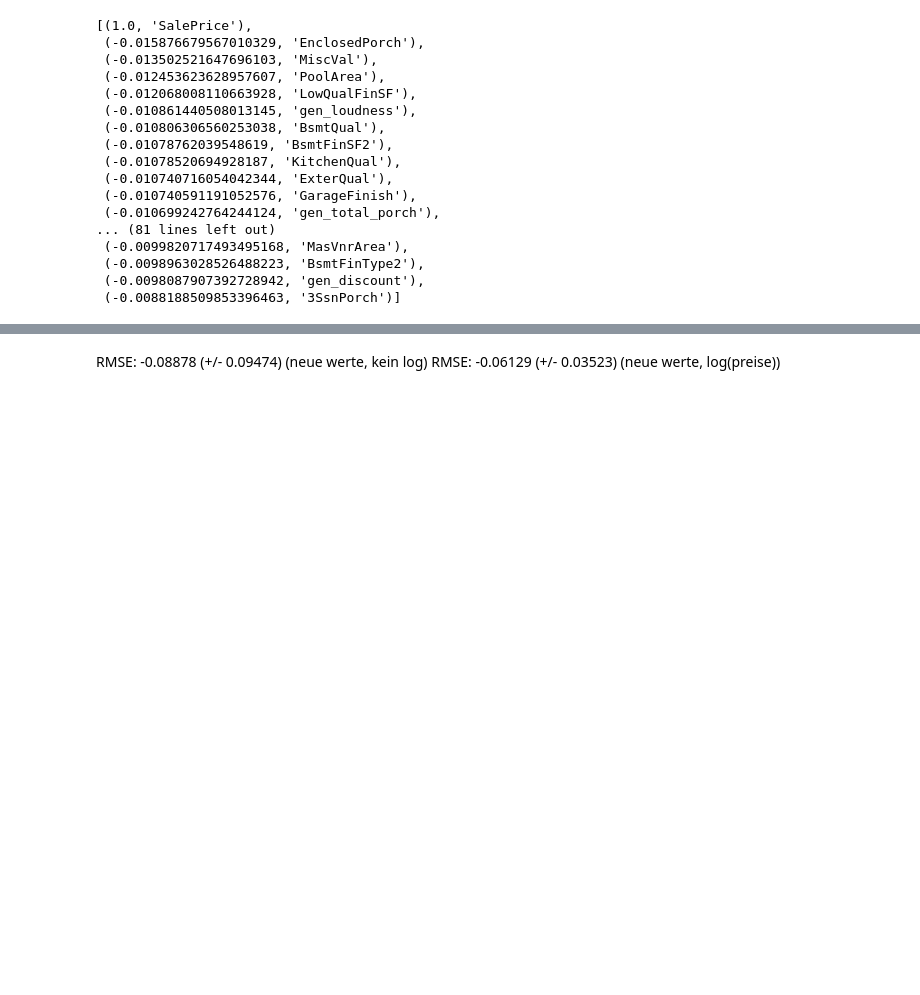
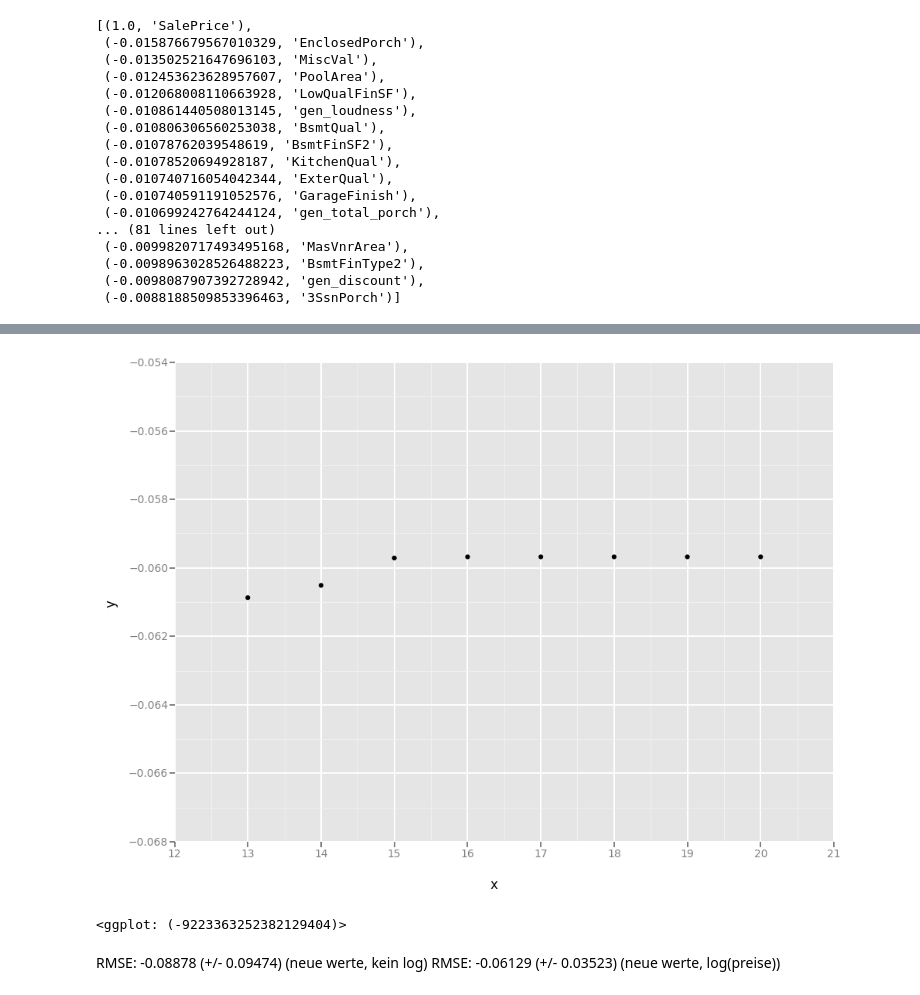
Before and after one commit to DimensionalScoop/SMD, a Jupyter notebook: Max/Blatt8/Model.ipynb, the cells around one changed output, grey strips where cells are left out. Cells and saved outputs as stored; diff of their text form; code cells hidden in the pictures; blank space fills up the shorter version.

```diff
--- a/Max/Blatt8/Model.ipynb
+++ b/Max/Blatt8/Model.ipynb
@@ -150,3 +169,12 @@ RMSE: -0.06129 (+/- 0.03523)
+# %%
+y = list(map(np.mean,leaf_data))
+#y2 = list(map(np.mean,leaf_data))
+x = list(range(13,21,1))
+#x2 = list(range(30,50,5))
+gg.qplot(x=x,y=y)
+# %% [output]
+[figure, added]
+<ggplot: (-9223363252382129404)>
 # %% [markdown]
 RMSE: -0.08878 (+/- 0.09474) (neue werte, kein log)
 RMSE: -0.06129 (+/- 0.03523) (neue werte, log(preise))
```
Also changed, not shown: parts of 11 cells of this notebook, 6 other files.
